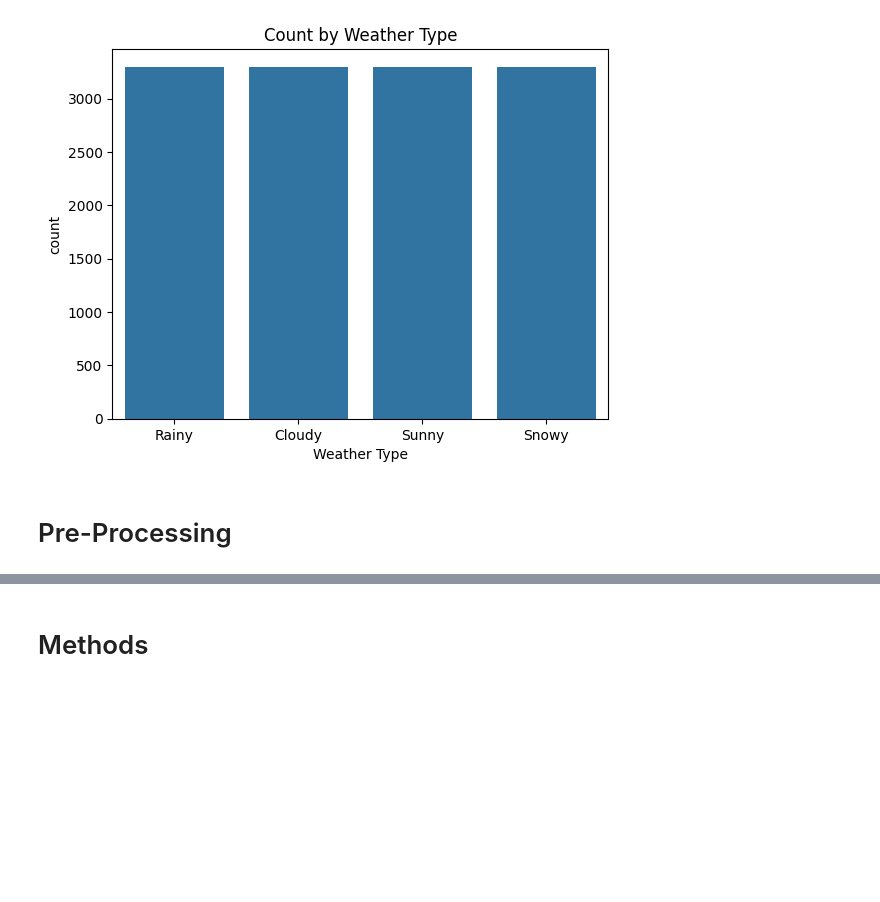
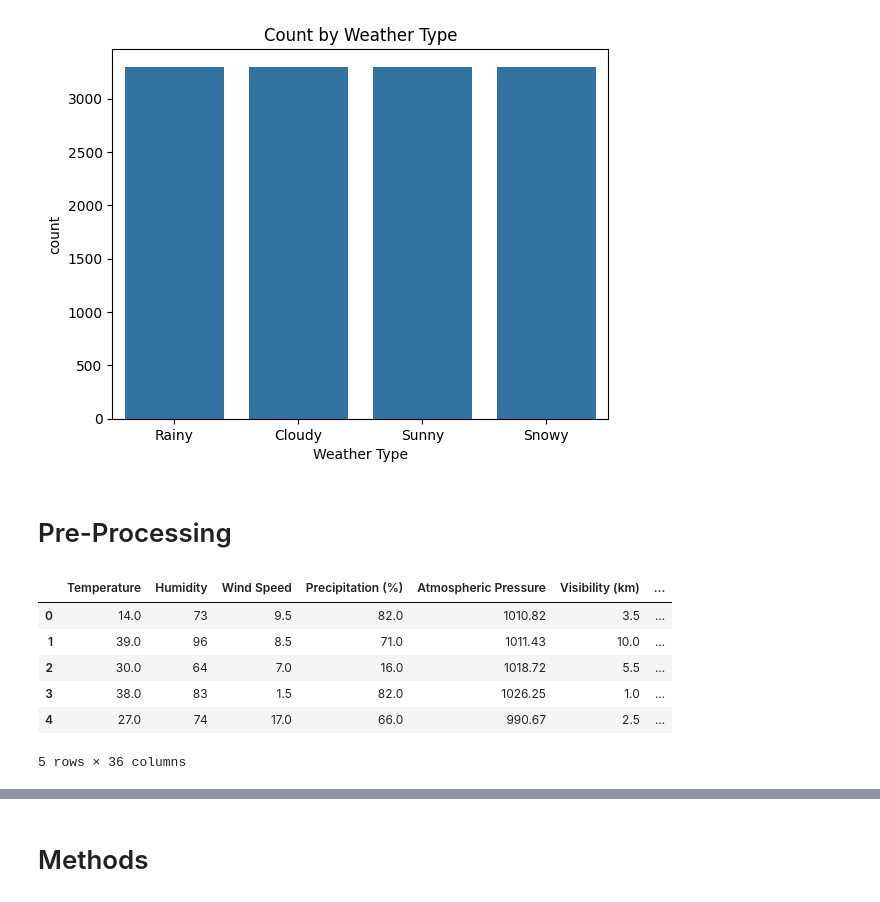
Before and after one commit to ajebril1/weather_prediction, a Jupyter notebook: finalproject.ipynb, the cells around one changed output, grey strips where cells are left out. Cells and saved outputs as stored; diff of their text form; code cells hidden in the pictures; blank space fills up the shorter version.

```diff
--- a/finalproject.ipynb
+++ b/finalproject.ipynb
@@ -59,3 +59,13 @@ non_categorical = df.drop(columns=categorical_features)
 
 # merge
 processed_df = pd.concat([non_categorical, encoded_df], axis=1)
+# %%
+processed_df.head()
+# %% [output]
+|  | Temperature | Humidity | Wind Speed | Precipitation (%) | Atmospheric Pressure | Visibility (km) | ... |
+| 0 | 14.0 | 73 | 9.5 | 82.0 | 1010.82 | 3.5 | ... |
+| 1 | 39.0 | 96 | 8.5 | 71.0 | 1011.43 | 10.0 | ... |
+| 2 | 30.0 | 64 | 7.0 | 16.0 | 1018.72 | 5.5 | ... |
+| 3 | 38.0 | 83 | 1.5 | 82.0 | 1026.25 | 1.0 | ... |
+| 4 | 27.0 | 74 | 17.0 | 66.0 | 990.67 | 2.5 | ... |
+5 rows × 36 columns
```
Also changed, not shown: parts of 1 cell of this notebook.
